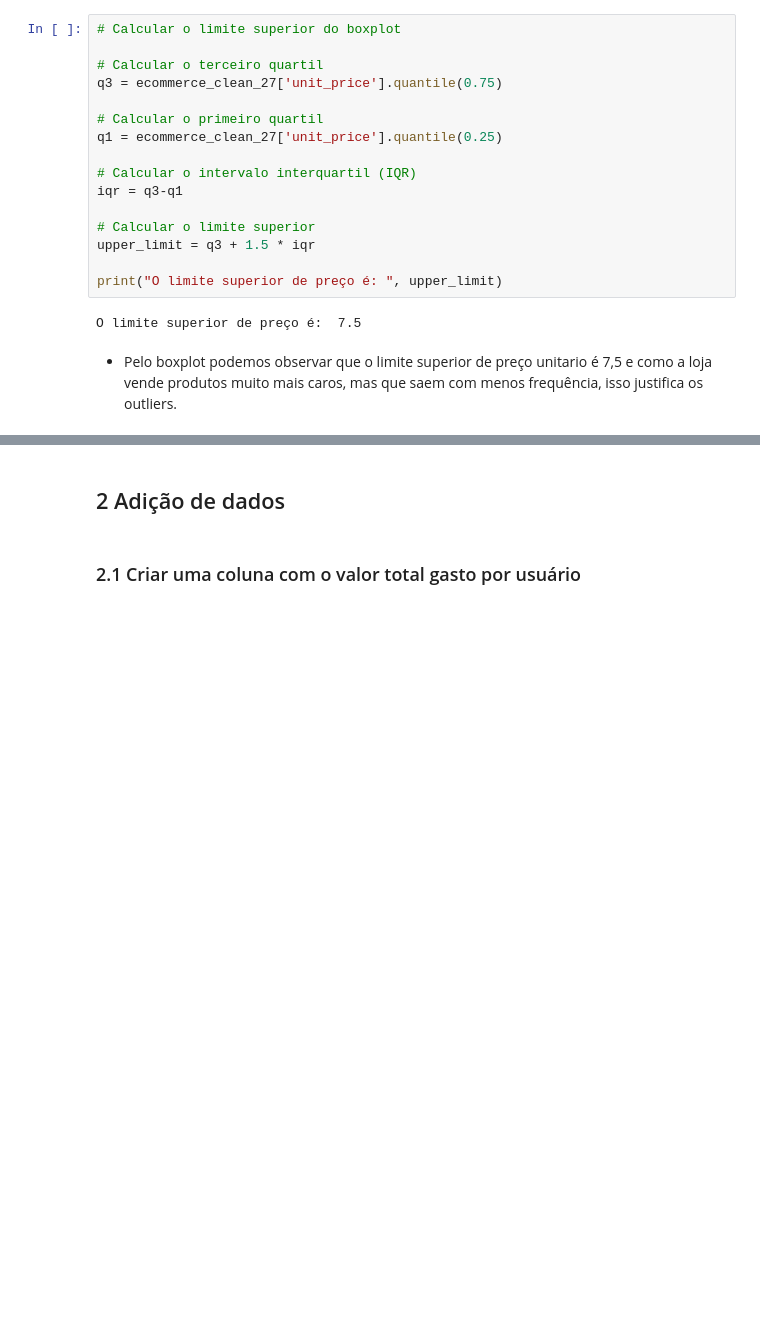
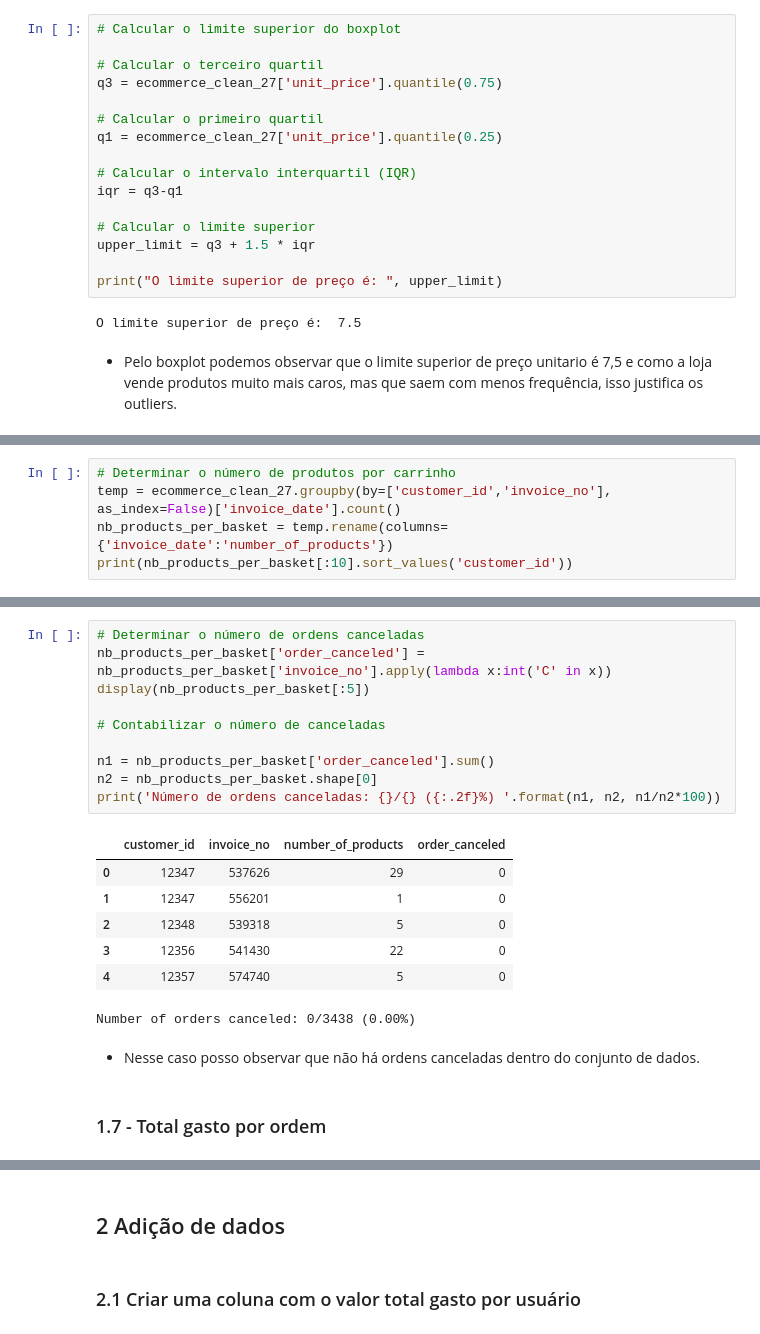
Before and after one commit to renanpan/Segmentando_clientes, a Jupyter notebook: projeto_sprint_13.ipynb, the cells around one changed output, grey strips where cells are left out. Saved outputs shown, nothing was run; the diff lists cells and outputs as text; blank space fills up the shorter version.

```diff
--- a/projeto_sprint_13.ipynb
+++ b/projeto_sprint_13.ipynb
@@ -529,0 +541,5 @@ O limite superior de preço é:  7.5
+# %%
+# Determinar o número de produtos por carrinho
+temp = ecommerce_clean_27.groupby(by=['customer_id','invoice_no'], as_index=False)['invoice_date'].count()
+nb_products_per_basket = temp.rename(columns={'invoice_date':'number_of_products'})
+print(nb_products_per_basket[:10].sort_values('customer_id'))
@@ -529,0 +558,22 @@ O limite superior de preço é:  7.5
+# %%
+# Determinar o número de ordens canceladas
+nb_products_per_basket['order_canceled'] = nb_products_per_basket['invoice_no'].apply(lambda x:int('C' in x))
+display(nb_products_per_basket[:5])
+
+# Contabilizar o número de canceladas
+
+n1 = nb_products_per_basket['order_canceled'].sum()
+n2 = nb_products_per_basket.shape[0]
+print('Número de ordens canceladas: {}/{} ({:.2f}%) '.format(n1, n2, n1/n2*100))
+# %% [output]
+|  | customer_id | invoice_no | number_of_products | order_canceled |
+| 0 | 12347 | 537626 | 29 | 0 |
+| 1 | 12347 | 556201 | 1 | 0 |
+| 2 | 12348 | 539318 | 5 | 0 |
+| 3 | 12356 | 541430 | 22 | 0 |
+| 4 | 12357 | 574740 | 5 | 0 |
+Number of orders canceled: 0/3438 (0.00%)
+# %% [markdown]
+- Nesse caso posso observar que não há ordens canceladas dentro do conjunto de dados.
+# %% [markdown]
+### 1.7 - Total gasto por ordem
```
Also changed, not shown: parts of 84 cells of this notebook, 1 other file.
